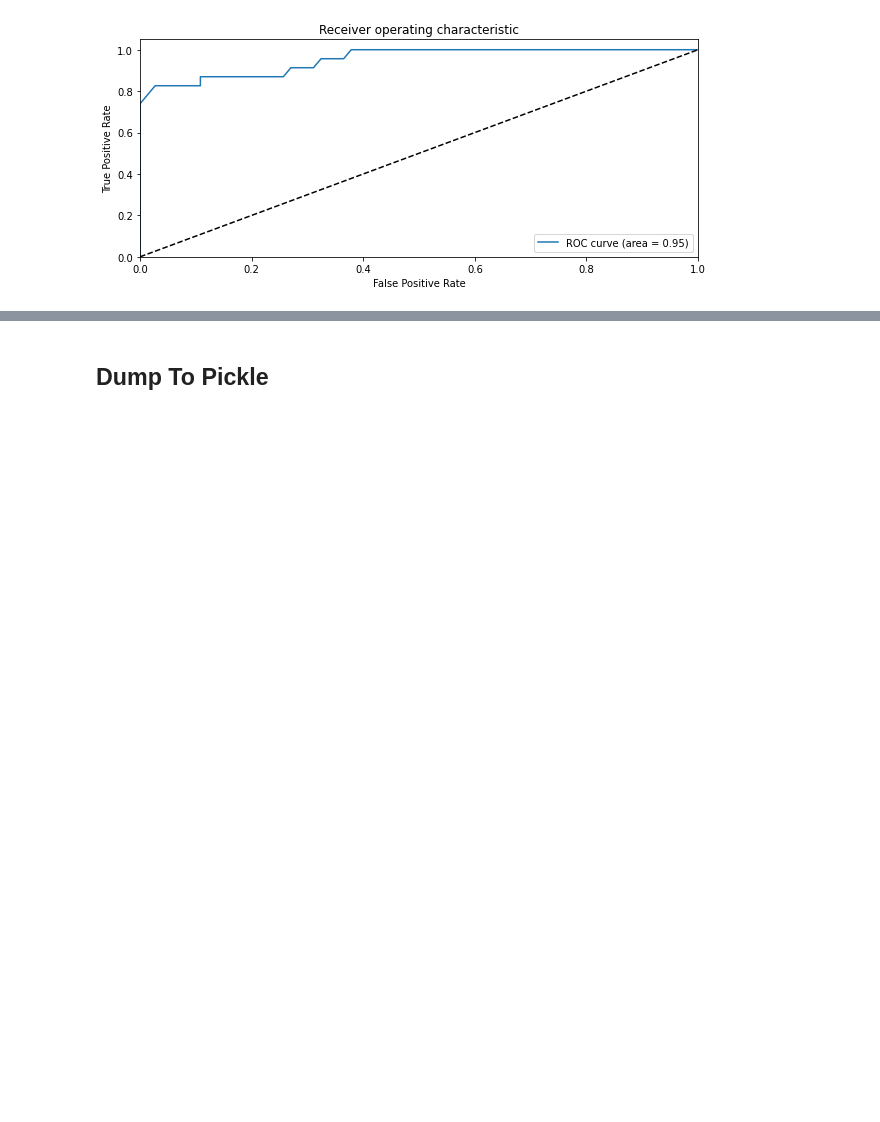
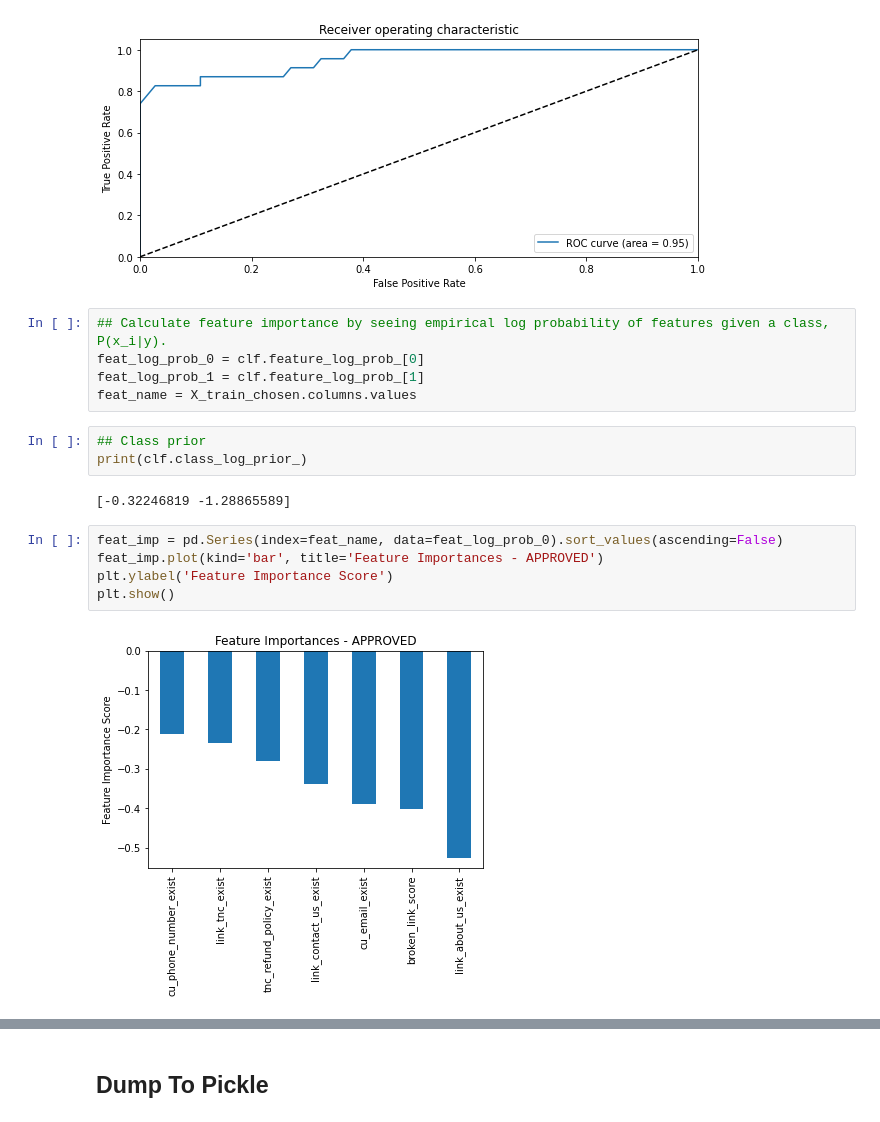
Before and after one commit to bahyhelmihp/web-crawler, a Jupyter notebook: api/datasets/Modelling-BernoulliNaiveBayes.ipynb, the cells around one changed output, grey strips where cells are left out. Drawn from its saved outputs; the diff is of its cells as text; blank space fills up the shorter version.

Commit message:
Add feature importance analysis

```diff
--- a/api/datasets/Modelling-BernoulliNaiveBayes.ipynb
+++ b/api/datasets/Modelling-BernoulliNaiveBayes.ipynb
@@ -459,3 +475,20 @@ plt.legend(loc="lower right")
 plt.show()
 # %% [output]
 [figure]
+# %%
+## Calculate feature importance by seeing empirical log probability of features given a class, P(x_i|y).
+feat_log_prob_0 = clf.feature_log_prob_[0]
+feat_log_prob_1 = clf.feature_log_prob_[1]
+feat_name = X_train_chosen.columns.values
+# %%
+## Class prior
+print(clf.class_log_prior_)
+# %% [output]
+[-0.32246819 -1.28865589]
+# %%
+feat_imp = pd.Series(index=feat_name, data=feat_log_prob_0).sort_values(ascending=False)
+feat_imp.plot(kind='bar', title='Feature Importances - APPROVED')
+plt.ylabel('Feature Importance Score')
+plt.show()
+# %% [output]
+[figure, added]
```
Also changed, not shown: parts of 6 cells of this notebook, 2 other files.
